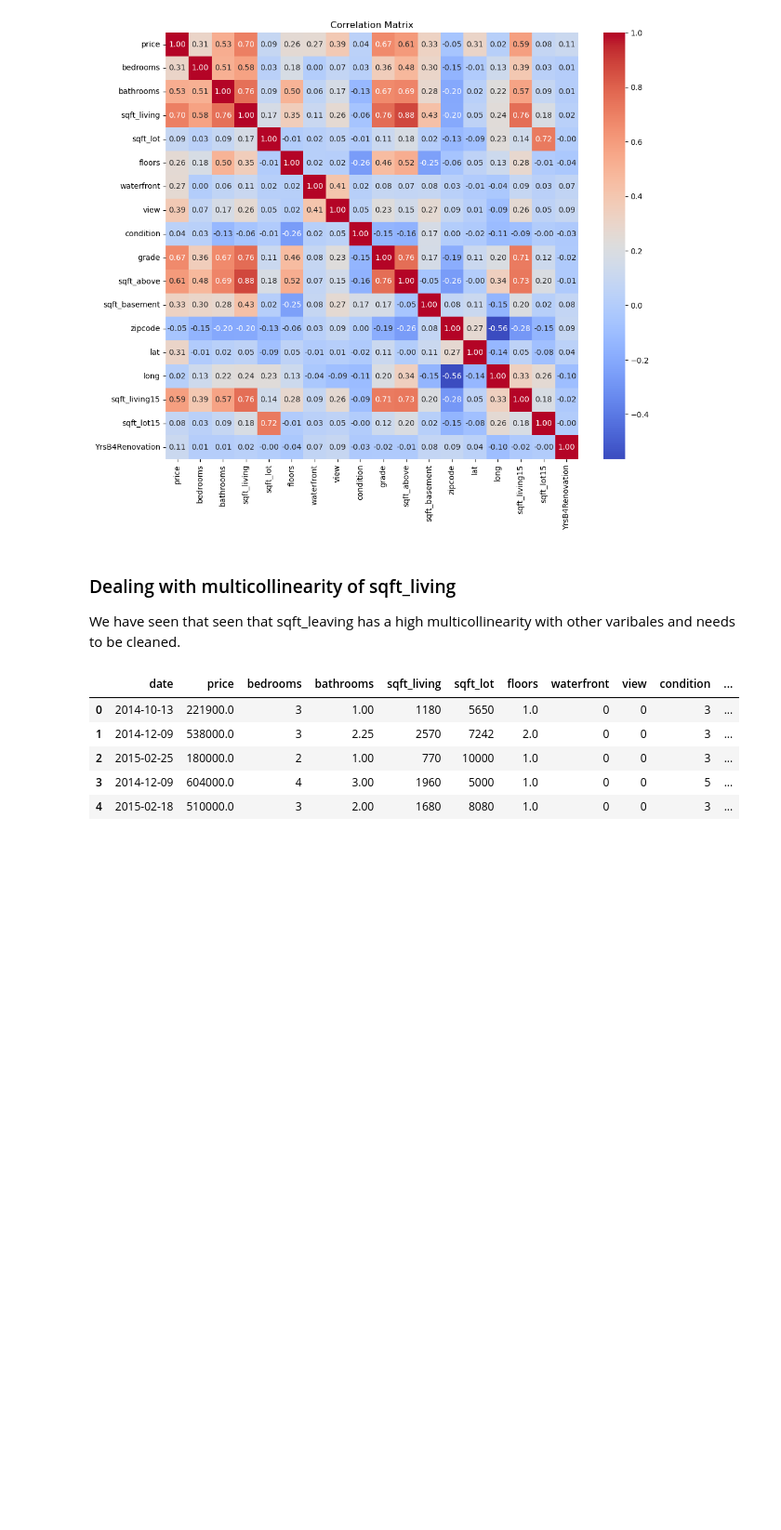
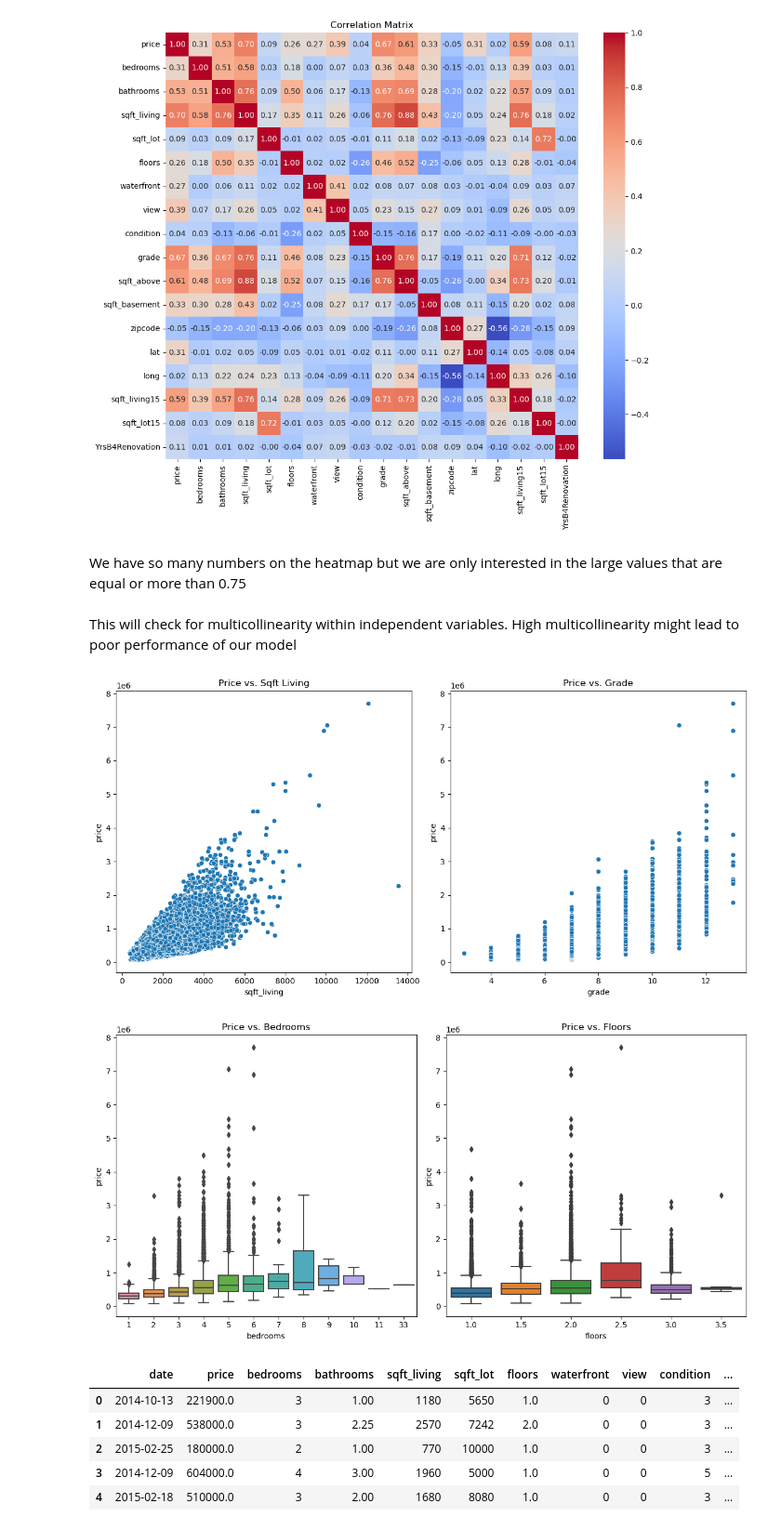
Before and after one commit to learn-co-curriculum/dsc-phase-2-project-v2-3, a Jupyter notebook: student.ipynb, the cells around one changed output. Shown at 93% size. Cells and saved outputs as stored; diff of their text form; code cells hidden in the pictures; blank space fills up the shorter version.

```diff
--- a/student.ipynb
+++ b/student.ipynb
@@ -519,9 +511,39 @@ plt.title("Correlation Matrix")
 plt.show()
 # %% [output]
 [figure]
-# %% [markdown]
-### Dealing with multicollinearity of sqft_living
-We have seen that seen that sqft_leaving has a high multicollinearity with other varibales and needs to be cleaned.
+# %% [markdown]
+We have so many numbers on the heatmap but we are only interested in the large values that are equal or more than 0.75
+# %% [markdown]
+This will check for multicollinearity within independent variables. High multicollinearity might lead to poor performance of our model
+# %%
+# Scatter plots
+plt.figure(figsize=(12, 6))
+plt.subplot(1, 2, 1)
+sns.scatterplot(data_updated, x='sqft_living', y='price')
+plt.title("Price vs. Sqft Living")
+
+plt.subplot(1, 2, 2)
+sns.scatterplot(data_updated, x='grade', y='price')
+plt.title("Price vs. Grade")
+
+plt.tight_layout()
+plt.show()
+
+# Box plots
+plt.figure(figsize=(12, 6))
+plt.subplot(1, 2, 1)
+sns.boxplot(data_updated, x='bedrooms', y='price')
+plt.title("Price vs. Bedrooms")
+
+plt.subplot(1, 2, 2)
+sns.boxplot(data_updated, x='floors', y='price')
+plt.title("Price vs. Floors")
+
+plt.tight_layout()
+plt.show()
+# %% [output]
+[figure, added]
+[figure, added]
 # %%
 data = data_updated
 data.head()
```
Also changed, not shown: parts of 47 cells of this notebook.
